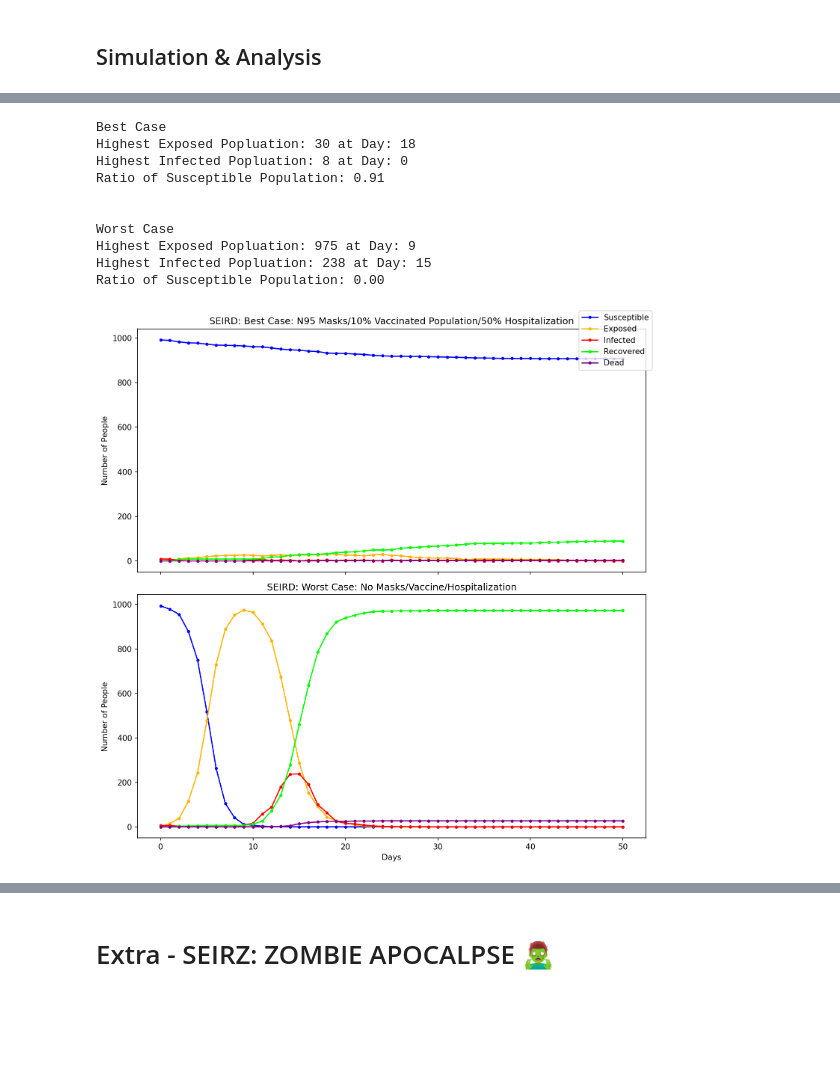
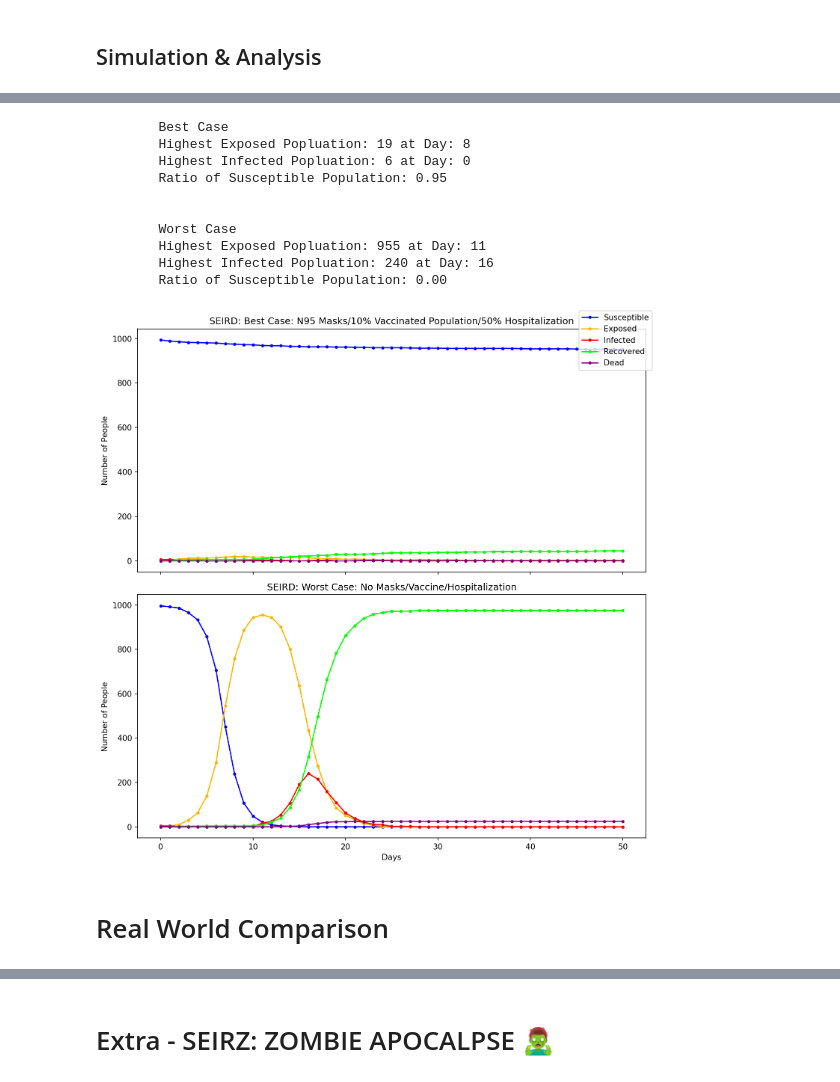
Before and after one commit to pohsienhsu/6730-Covid-Simulation, a Jupyter notebook: src/CSE6730 Final Report - COVID Simulation.ipynb, the cells around one changed output, grey strips where cells are left out. Cells and saved outputs as stored; diff of their text form; code cells hidden in the pictures; blank space fills up the shorter version.

```diff
--- a/src/CSE6730 Final Report - COVID Simulation.ipynb
+++ b/src/CSE6730 Final Report - COVID Simulation.ipynb
@@ -714,9 +745,11 @@ class ABM:
                  INFECTION_RATE=INFECTION_RATE, INCUBATION_DAYS=INCUBATION_DAYS,
                  EXPOSED_RATE=EXPOSED_RATE, RECOVERY_RATE=RECOVERY_RATE,
                  DEATH_RATE=DEATH_RATE, WEAR_MASK=WEAR_MASK,
-                 WEAR_MASK_POPULATION=WEAR_MASK_POPULATION, VACCINATED=VACCINATED,
+                 WEAR_MASK_POPULATION=WEAR_MASK_POPULATION,
+                 VACCINATED=VACCINATED,
                  VACCINATED_POPULATION=VACCINATED_POPULATION,
                  HOSPITALIZED=HOSPITALIZED, BEFORE_HOSPITAL=BEFORE_HOSPITAL):
+
         self.world = []
         self.rows = numrows
         self.cols = numcols
@@ -1574,48 +1584,44 @@ day = 50
 # %%
 """
 ABM constant parameter adjustment
 
 <Default>
 INIT_INFECTED=0.005, INFECTION_RATE=0.1, EXPOSED_RATE=0.5, RECOVERY_RATE=0.75,
 SUSCEPTIBLE_RATE=0.1, DEATH_RATE=0.02, WEAR_MASK=0.5, WEAR_MASK_POPULATION=0.5,
 VACCINATED=0.1, VACCINATED_POPULATION=0.5, HOSPITALIZED=0.5, BEFORE_HOSPITAL=14
 """
-world1 = ABM(VACCINATED_POPULATION=0.01, HOSPITALIZED=0.5, WEAR_MASK_POPULATION=0.8, WEAR_MASK=0.1)
+world1 = ABM(VACCINATED_POPULATION=0.01, HOSPITALIZED=0.5,
+             WEAR_MASK_POPULATION=0.8, WEAR_MASK=0.1)
 world1.createWorld(num_people=1000)
 
-world2 = ABM(VACCINATED_POPULATION=0, HOSPITALIZED=0, WEAR_MASK_POPULATION=0)
+world2 = ABM(VACCINATED_POPULATION=0, HOSPITALIZED=0,
+             WEAR_MASK_POPULATION=0)
 world2.createWorld(num_people=1000)
 
 hour = (day+1)*24
 
 for h in range(hour):
     world1.nextGeneration()
     world2.nextGeneration()
 
-print(f"""
-Best Case
-Highest Exposed Popluation: {max(world1.getE_Arr())} at Day: {world1.getE_Arr().index(max(world1.getE_Arr()))}
-Highest Infected Popluation: {max(world1.getI_Arr())} at Day: {world1.getI_Arr().index(max(world1.getI_Arr()))}
-Ratio of Susceptible Population: %.2f
-""" % ((world1.getS_Arr()[-1]/1000)))
-print(f"""
-Worst Case
-Highest Exposed Popluation: {max(world2.getE_Arr())} at Day: {world2.getE_Arr().index(max(world2.getE_Arr()))}
-Highest Infected Popluation: {max(world2.getI_Arr())} at Day: {world2.getI_Arr().index(max(world2.getI_Arr()))}
-Ratio of Susceptible Population: %.2f
-""" % ((world2.getS_Arr()[-1]/1000)))
+world1.analysis("Best Case")
+world2.analysis("Worst Case")
 
-plotCurves_main([world1.modelOutput("Best Case: N95 Masks/10% Vaccinated Population/50% Hospitalization"),
-                 world2.modelOutput("Worst Case: No Masks/Vaccine/Hospitalization")])
+plotCurves_main([world1.modelOutput(
+    "Best Case: N95 Masks/10% Vaccinated Population/50% Hospitalization"),
+                 world2.modelOutput(
+                     "Worst Case: No Masks/Vaccine/Hospitalization")])
 # %% [output]
-Best Case
-Highest Exposed Popluation: 30 at Day: 18
-Highest Infected Popluation: 8 at Day: 0
-Ratio of Susceptible Population: 0.91
+        Best Case
+        Highest Exposed Popluation: 19 at Day: 8
+        Highest Infected Popluation: 6 at Day: 0
+        Ratio of Susceptible Population: 0.95
 
 
-Worst Case
-Highest Exposed Popluation: 975 at Day: 9
-Highest Infected Popluation: 238 at Day: 15
-Ratio of Susceptible Population: 0.00
+        Worst Case
+        Highest Exposed Popluation: 955 at Day: 11
+        Highest Infected Popluation: 240 at Day: 16
+        Ratio of Susceptible Population: 0.00
-[figure, old version]
+[figure, new version]
+# %% [markdown]
+# Real World Comparison
```
Also changed, not shown: parts of 51 cells of this notebook, 15 other files.
